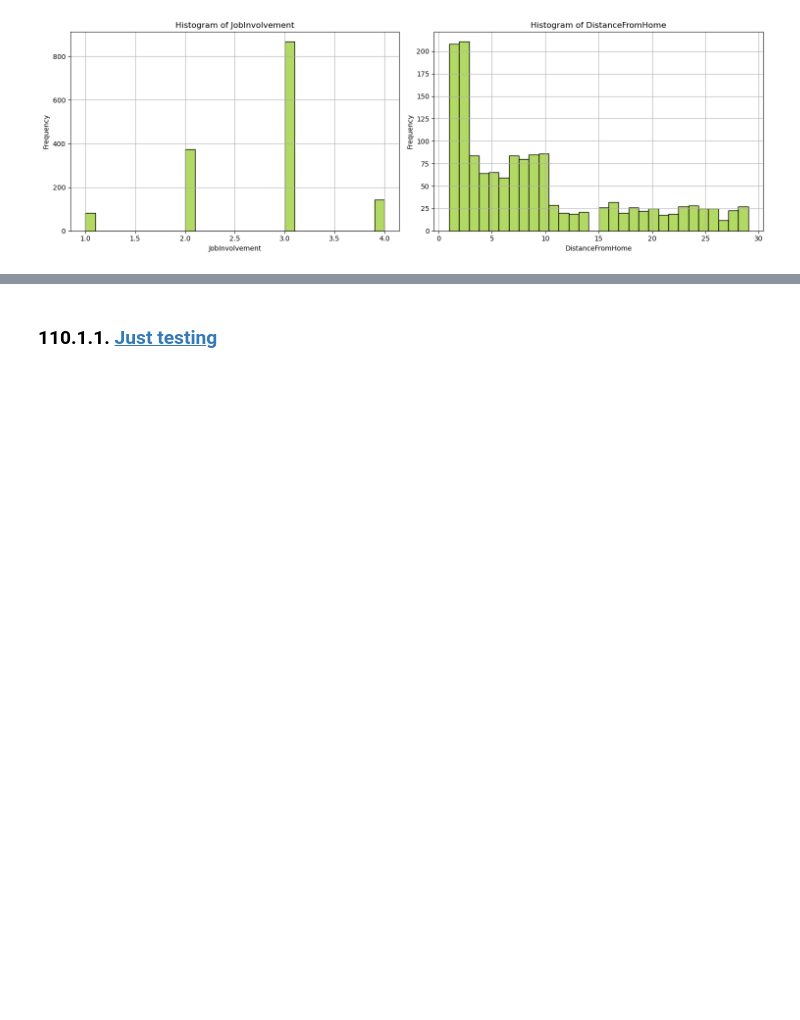
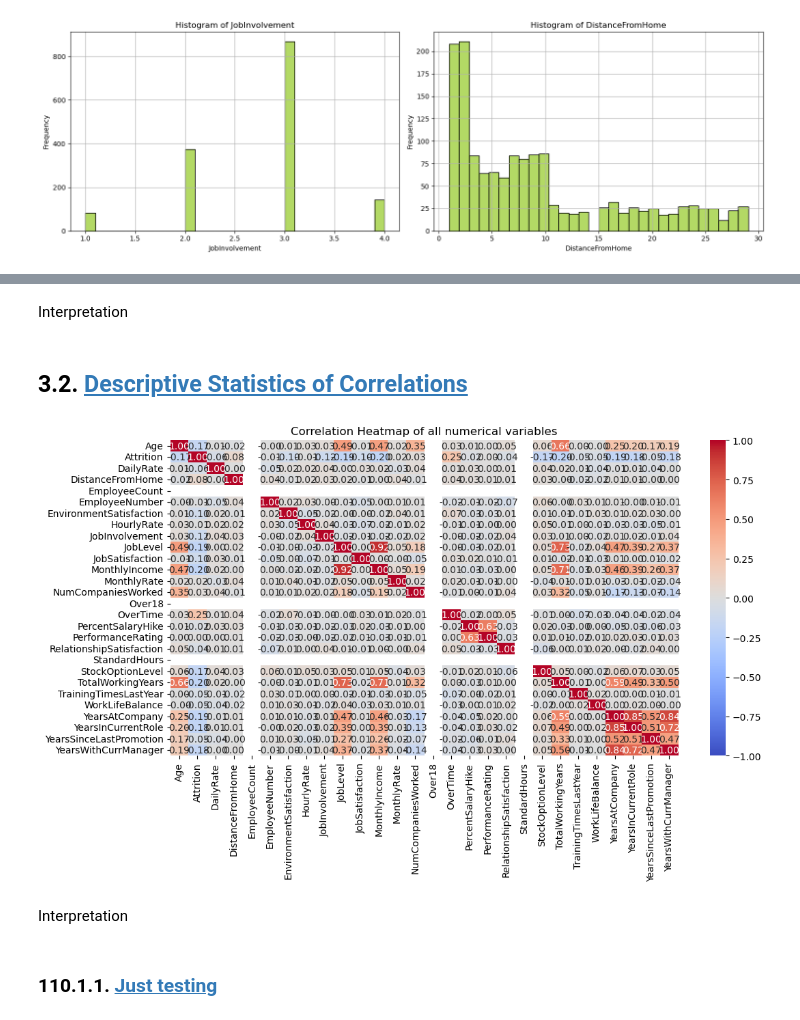
Before and after one commit to Niklasjkd/Assignment-B15, a Jupyter notebook: 2766_2526_assignment_1.ipynb, the cells around one changed output, grey strips where cells are left out. Cells and saved outputs as stored; diff of their text form; code cells hidden in the pictures; blank space fills up the shorter version.

```diff
--- a/2766_2526_assignment_1.ipynb
+++ b/2766_2526_assignment_1.ipynb
@@ -300,3 +324,36 @@ ploting_histogram(['JobInvolvement', 'DistanceFromHome'],'yellowgreen')
+# %% [markdown]
+Interpretation
+# %% [markdown]
+## 3.2. <a id='toc3_2_'></a>[Descriptive Statistics of Correlations](#toc0_)
+# %%
+# Drop nominal variables
+columns_to_drop = [ 'state', 'area_code','state_region','state_region_Northeast', 'state_region_South',
+                   'state_region_West', 'state_AL', 'state_AR', 'state_AZ', 'state_CA',
+                   'state_CO', 'state_CT', 'state_DC', 'state_HI', 'state_IA', 'state_ID',
+                   'state_IL', 'state_IN', 'state_KS', 'state_KY', 'state_LA', 'state_MA',
+                   'state_MD', 'state_ME', 'state_MI', 'state_MN', 'state_MO', 'state_MS',
+                   'state_MT', 'state_NC', 'state_ND', 'state_NE', 'state_NH', 'state_NJ',
+                   'state_NM', 'state_NV', 'state_NY','state_OH', 'state_OK', 'state_OR',
+                   'state_PA', 'state_RI', 'state_SC','state_SD', 'state_TN', 'state_TX',
+                   'state_UT', 'state_VA', 'state_VT', 'state_WA', 'state_WI', 'state_WV',
+                   'state_DE', 'state_FL', 'state_GA', 'state_WY', 'area_code_415','area_code_510']
+columns_to_drop = ['BusinessTravel', 'Department', 'Education', 'EducationField', 'JobRole', 'MaritalStatus', 'Gender']
+numerical_variables = csv_data.drop(columns_to_drop, axis=1)
+
+# Compute the Spearman correlation matrix
+correlation_matrix = numerical_variables.corr(method='spearman')
+
+# Create a heatmap to visualize the correlation matrix
+plt.figure(figsize=(12, 6))
+sns.heatmap(correlation_matrix, annot=True, cmap='coolwarm', vmin=-1, vmax=1, center=0, fmt=".2f")
+
+# Set the title and labels
+plt.title('Correlation Heatmap of all numerical variables')
+plt.show()
+# %% [output]
+[figure, added]
+# %% [markdown]
+Interpretation
 # %% [markdown]
 ### 110.1.1. <a id='toc3_1_1_'></a>[Just testing](#toc0_)
 # %%
```
Also changed, not shown: parts of 5 cells of this notebook.
